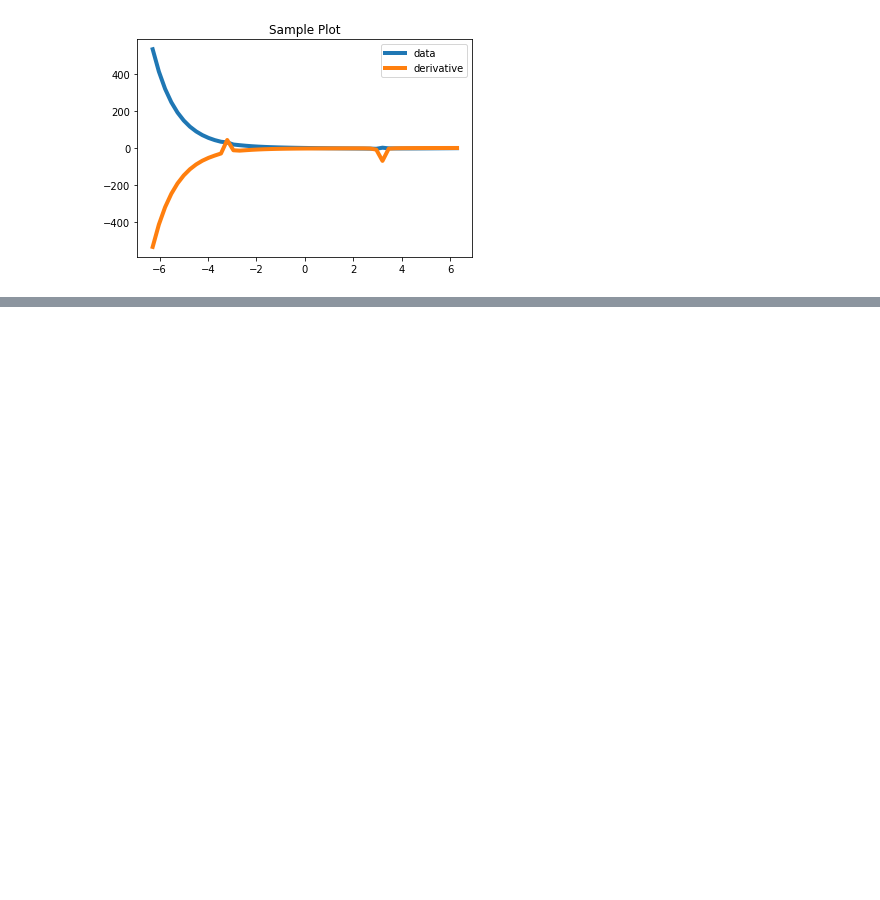
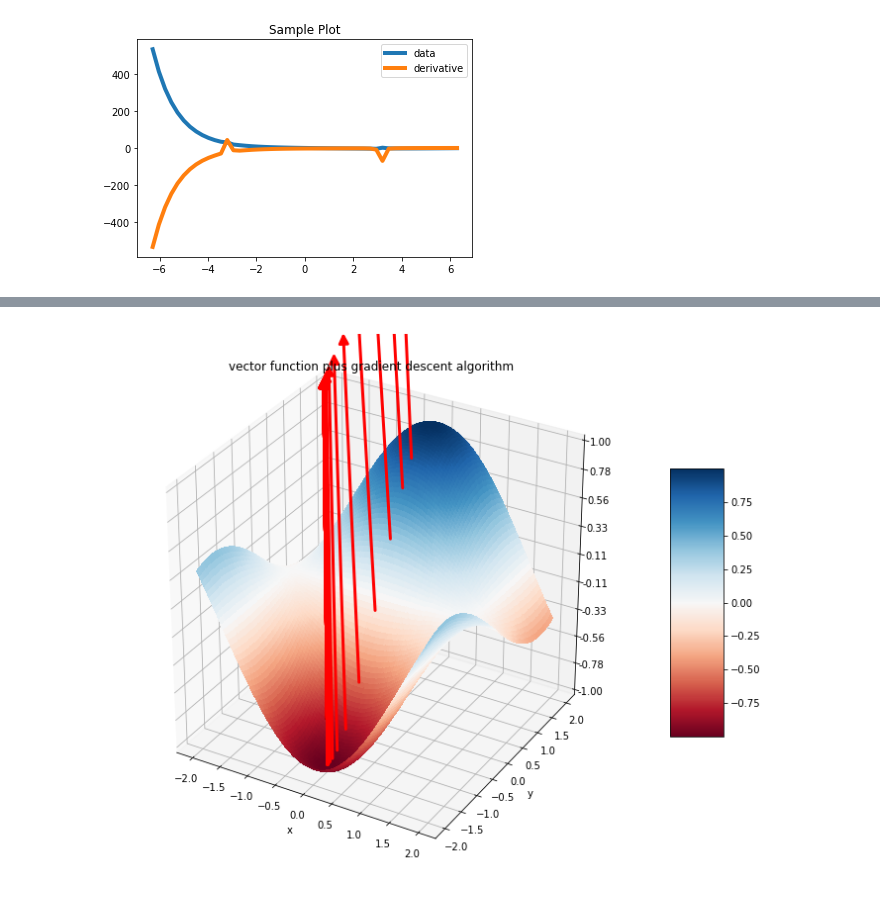
Before and after one commit to cs207-project-group4/cs207-FinalProject, a Jupyter notebook: Demo_Notebook.ipynb, the cells around one changed output, grey strips where cells are left out. Cells and saved outputs as stored; diff of their text form; code cells hidden in the pictures; blank space fills up the shorter version.

```diff
--- a/Demo_Notebook.ipynb
+++ b/Demo_Notebook.ipynb
@@ -212,0 +221,14 @@ plt.show()
+# %%
+
+def non_symetric(a,b):
+    x1=av.Variable([a,b])
+    x=x1[0]
+    y=x1[1]
+
+    output=cos(x)*sin(y)
+
+    return(output.data, output.gradient)
+# %%
+plot_nice_surface_and_gradients(non_symetric, -2,2, startingPoint=(0,1))
+# %% [output]
+[figure, added]
```
Also changed, not shown: parts of 6 cells of this notebook.
